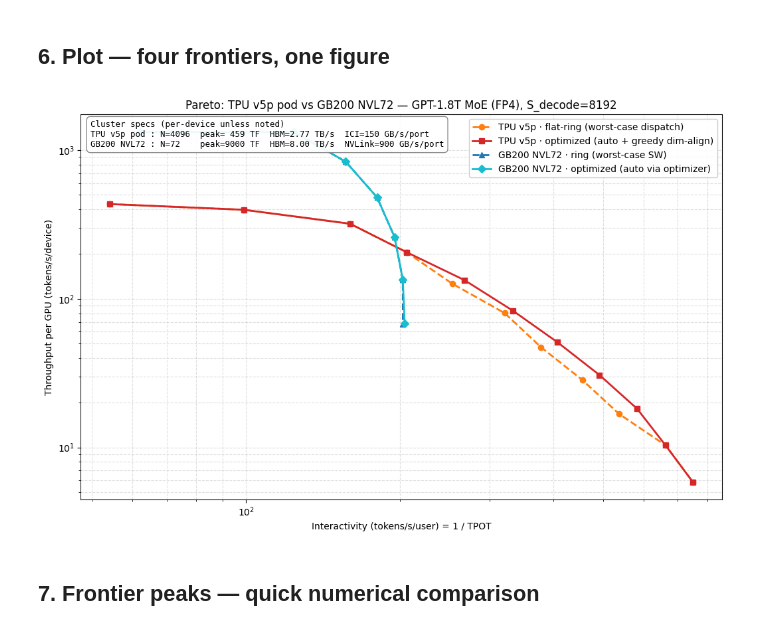
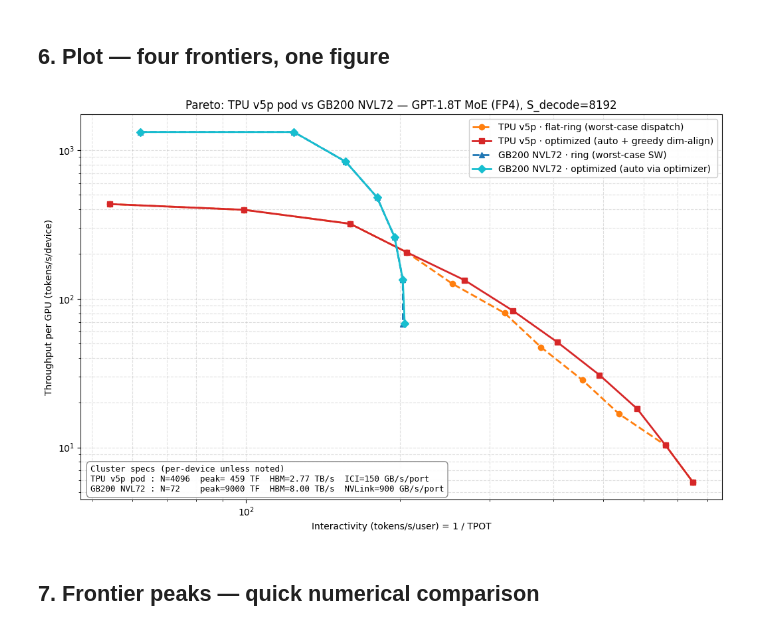
Before and after one commit to spiceMonkey/llm_perf, a Jupyter notebook: pareto_tpu_vs_gb200.ipynb, the cells around one changed output. Drawn from its saved outputs; the diff is of its cells as text; code cells hidden in the pictures.

```diff
--- a/pareto_tpu_vs_gb200.ipynb
+++ b/pareto_tpu_vs_gb200.ipynb
@@ -216,36 +216,36 @@ STYLE = {
     'gb200.optimized': dict(color='tab:cyan',   marker='D', linestyle='-',  label='GB200 NVL72 · optimized (auto via optimizer)'),
 }
 
 fig, ax = plt.subplots(figsize=(10.5, 6.8))
 for tag, frontier in frontiers.items():
     xs = [p[0] for p in frontier]
     ys = [p[1] for p in frontier]
     ax.plot(xs, ys, linewidth=2, markersize=6, **STYLE[tag])
 
 ax.set_xscale('log')
 ax.set_yscale('log')
 ax.set_xlabel('Interactivity (tokens/s/user) = 1 / TPOT')
 ax.set_ylabel('Throughput per GPU (tokens/s/device)')
 ax.set_title(f'Pareto: TPU v5p pod vs GB200 NVL72 — GPT-1.8T MoE (FP4), S_decode={S_DECODE}')
 ax.grid(True, which='both', linestyle='--', alpha=0.4)
 ax.legend(loc='upper right', framealpha=0.95)
 
 # Cluster-spec annotation box (flops, HBM BW, I/O BW, device count).
 spec_lines = [
     'Cluster specs (per-device unless noted)',
     f'TPU v5p pod : N={sys_tpu.num_devices:<4d}  peak={sys_tpu.device.peak_flops_TF:>4.0f} TF  HBM={sys_tpu.device.hbm_bandwidth_GBps/1000:.2f} TB/s  ICI={tpu_bw:.0f} GB/s/port',
     f'GB200 NVL72 : N={sys_gb.num_devices:<4d}  peak={sys_gb.device.peak_flops_TF:>4.0f} TF  HBM={sys_gb.device.hbm_bandwidth_GBps/1000:.2f} TB/s  NVLink={gb_bw:.0f} GB/s/port',
 ]
-ax.text(0.015, 0.985, '\n'.join(spec_lines),
+ax.text(0.015, 0.015, '\n'.join(spec_lines),
         transform=ax.transAxes, fontsize=9, family='monospace',
-        verticalalignment='top', horizontalalignment='left',
+        verticalalignment='bottom', horizontalalignment='left',
         bbox=dict(boxstyle='round,pad=0.45', facecolor='white', edgecolor='gray', alpha=0.92))
 
 fig.tight_layout()
 fig.savefig('assets/pareto_tpu_vs_gb200.png', dpi=130, bbox_inches='tight')
 plt.show()
 # %% [output]
-[figure, old version]
+[figure, new version]
 # %% [markdown]
 ## 7. Frontier peaks — quick numerical comparison
 # %%
```
Also changed, not shown: 1 other file.
